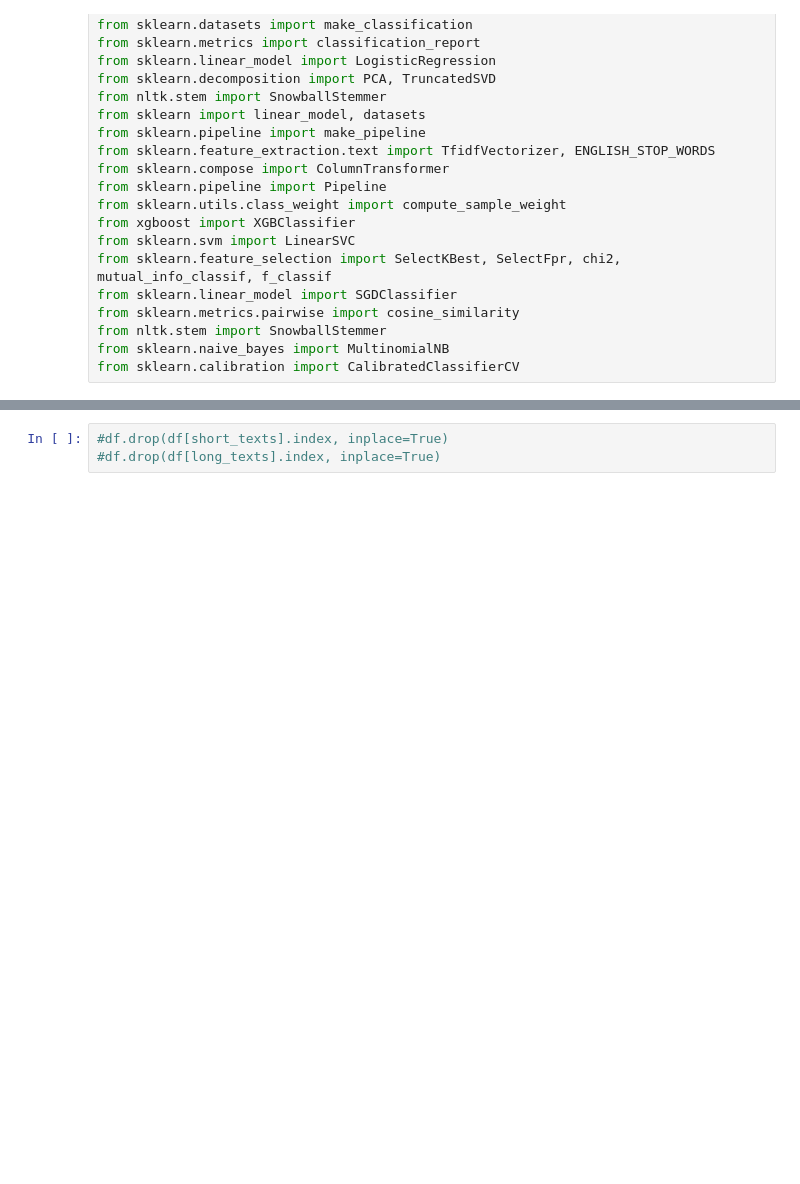
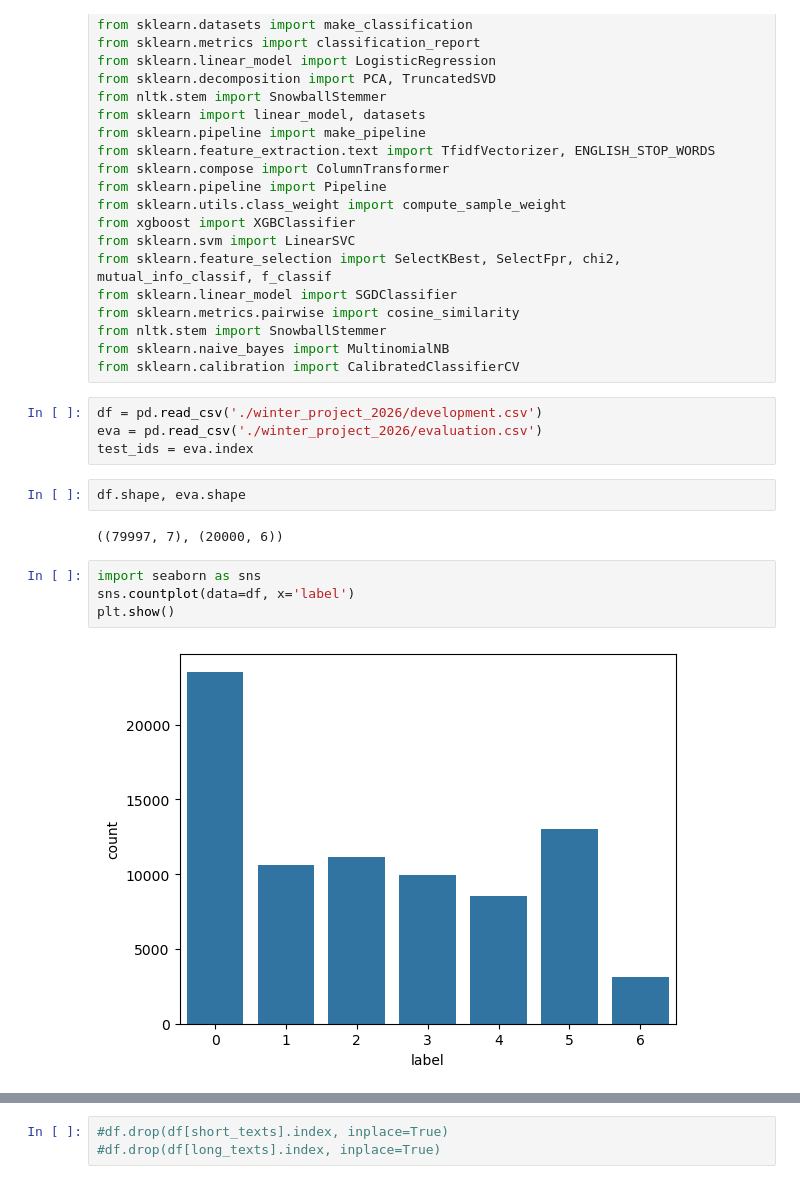
Before and after one commit to luciobaiocchi/newspaper_classificator, a Jupyter notebook: test.ipynb, the cells around one changed output, grey strips where cells are left out. Drawn from its saved outputs; the diff is of its cells as text; blank space fills up the shorter version.

```diff
--- a/test.ipynb
+++ b/test.ipynb
@@ -25,3 +25,17 @@ from sklearn.metrics.pairwise import cosine_similarity
 from nltk.stem import SnowballStemmer
 from sklearn.naive_bayes import MultinomialNB
 from sklearn.calibration import CalibratedClassifierCV
+# %%
+df = pd.read_csv('./winter_project_2026/development.csv')
+eva = pd.read_csv('./winter_project_2026/evaluation.csv')
+test_ids = eva.index
+# %%
+df.shape, eva.shape
+# %% [output]
+((79997, 7), (20000, 6))
+# %%
+import seaborn as sns
+sns.countplot(data=df, x='label')
+plt.show()
+# %% [output]
+[figure, added]
```
Also changed, not shown: parts of 31 cells of this notebook, 10 other files.
